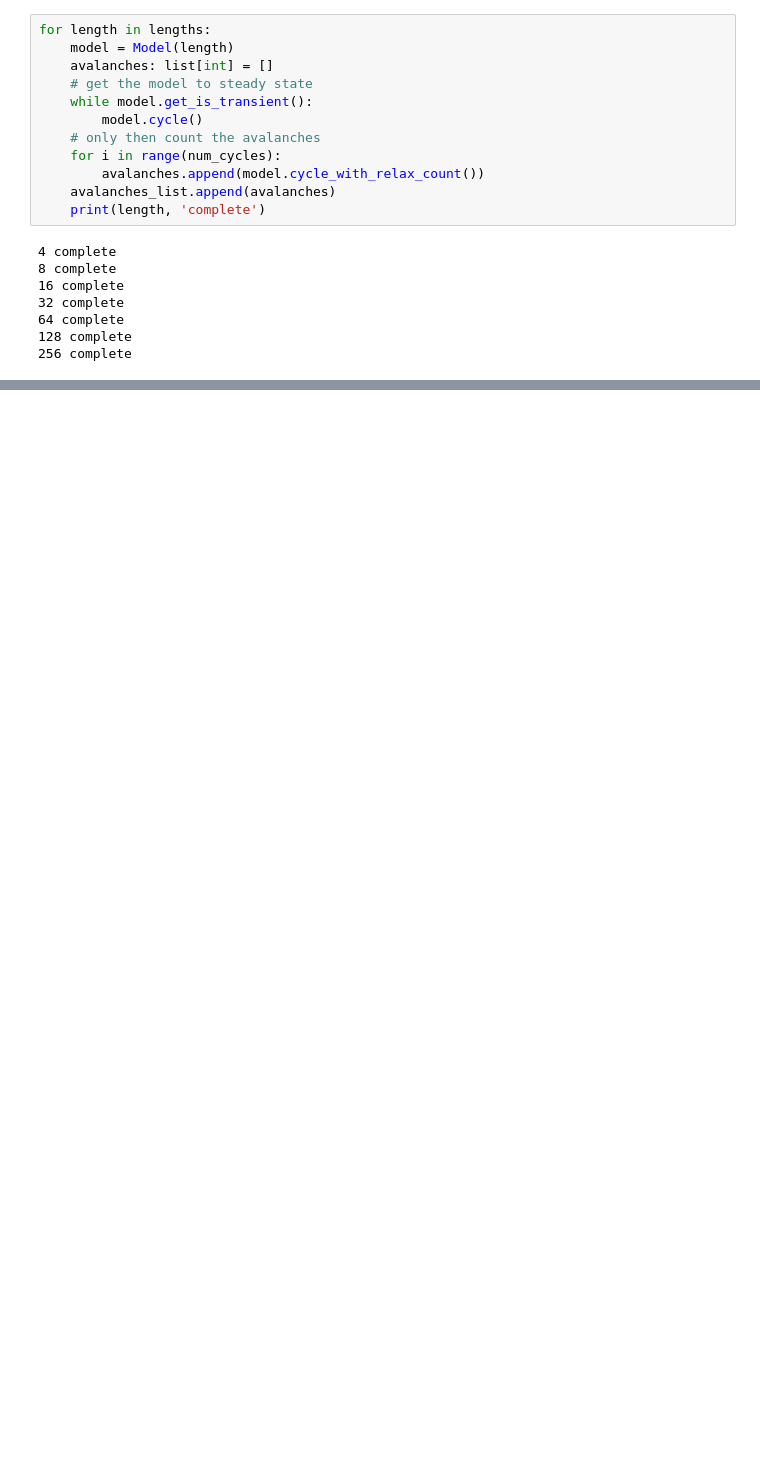
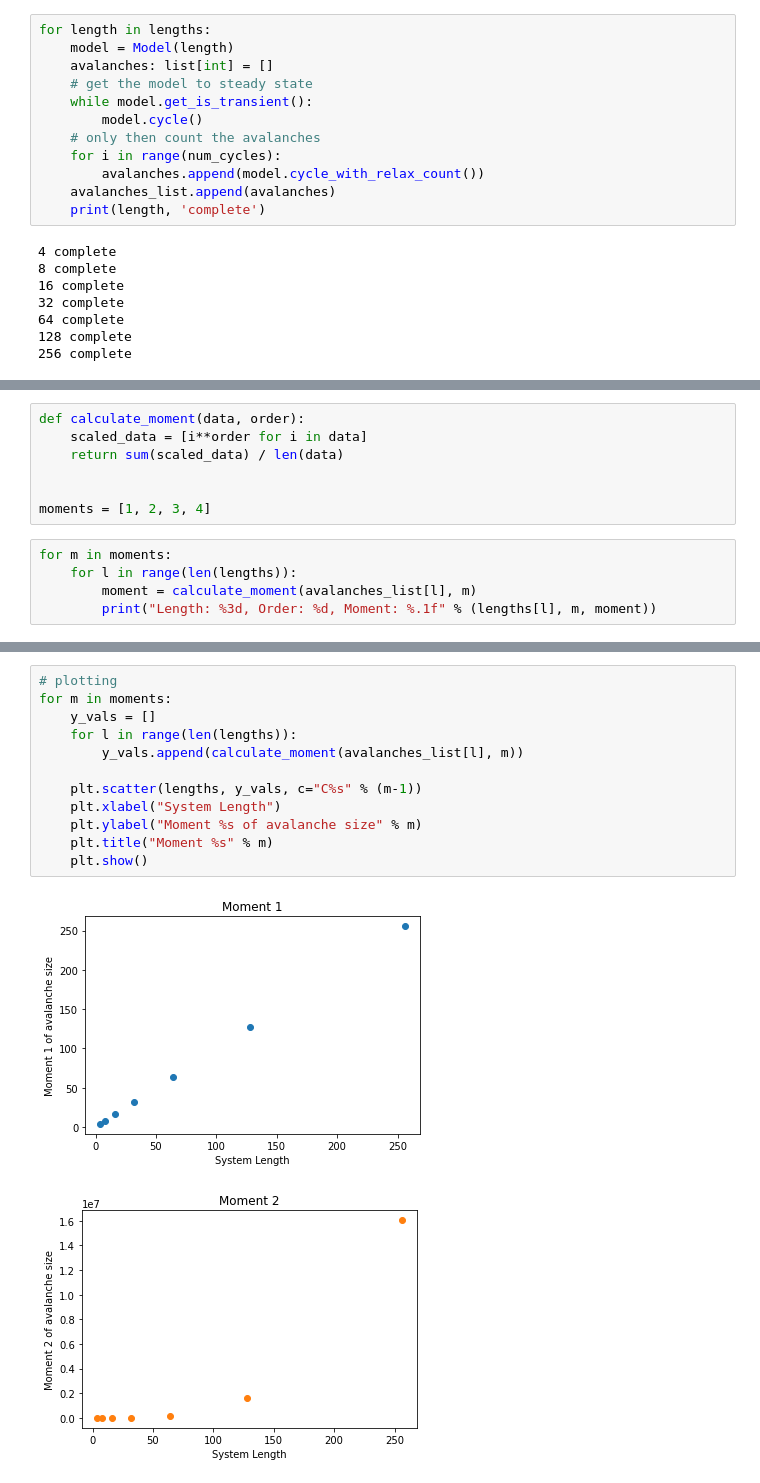
Before and after one commit to bdgrichards/oslo, a Jupyter notebook: oslo.ipynb, the cells around one changed output, grey strips where cells are left out. Drawn from its saved outputs; the diff is of its cells as text; blank space fills up the shorter version.

```diff
--- a/oslo.ipynb
+++ b/oslo.ipynb
@@ -893,0 +935,12 @@ plt.xscale('log')
+# %%
+def calculate_moment(data, order):
+    scaled_data = [i**order for i in data]
+    return sum(scaled_data) / len(data)
+
+
+moments = [1, 2, 3, 4]
+# %%
+for m in moments:
+    for l in range(len(lengths)):
+        moment = calculate_moment(avalanches_list[l], m)
+        print("Length: %3d, Order: %d, Moment: %.1f" % (lengths[l], m, moment))
@@ -893,0 +965,15 @@ plt.xscale('log')
+# %%
+# plotting
+for m in moments:
+    y_vals = []
+    for l in range(len(lengths)):
+        y_vals.append(calculate_moment(avalanches_list[l], m))
+
+    plt.scatter(lengths, y_vals, c="C%s" % (m-1))
+    plt.xlabel("System Length")
+    plt.ylabel("Moment %s of avalanche size" % m)
+    plt.title("Moment %s" % m)
+    plt.show()
+# %% [output]
+[figure, added]
+[figure, added]
```
Also changed, not shown: parts of 13 cells of this notebook, 2 other files.
